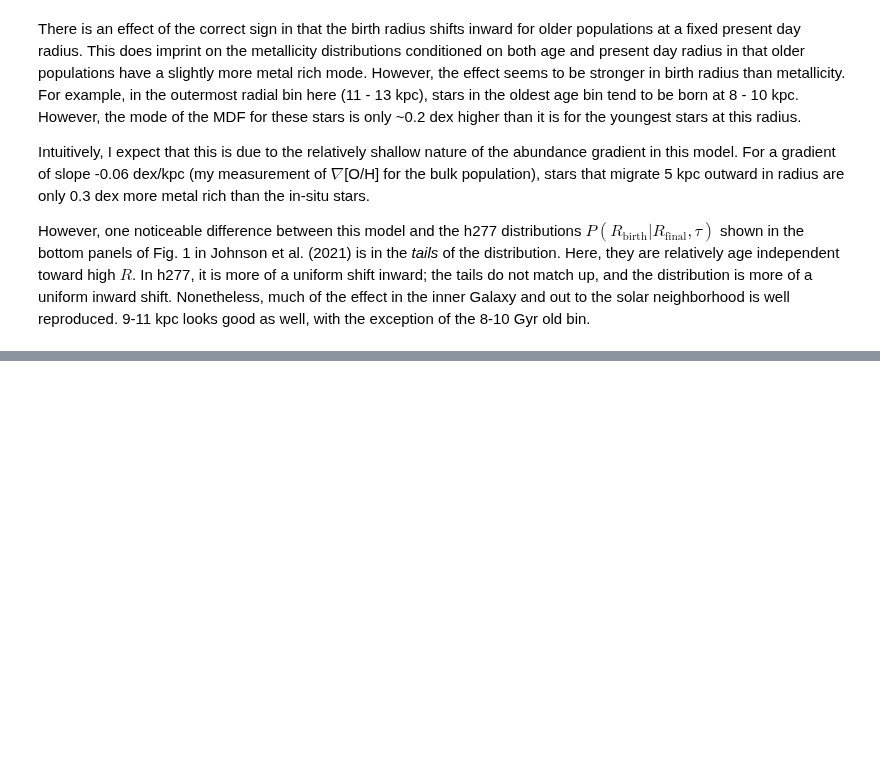
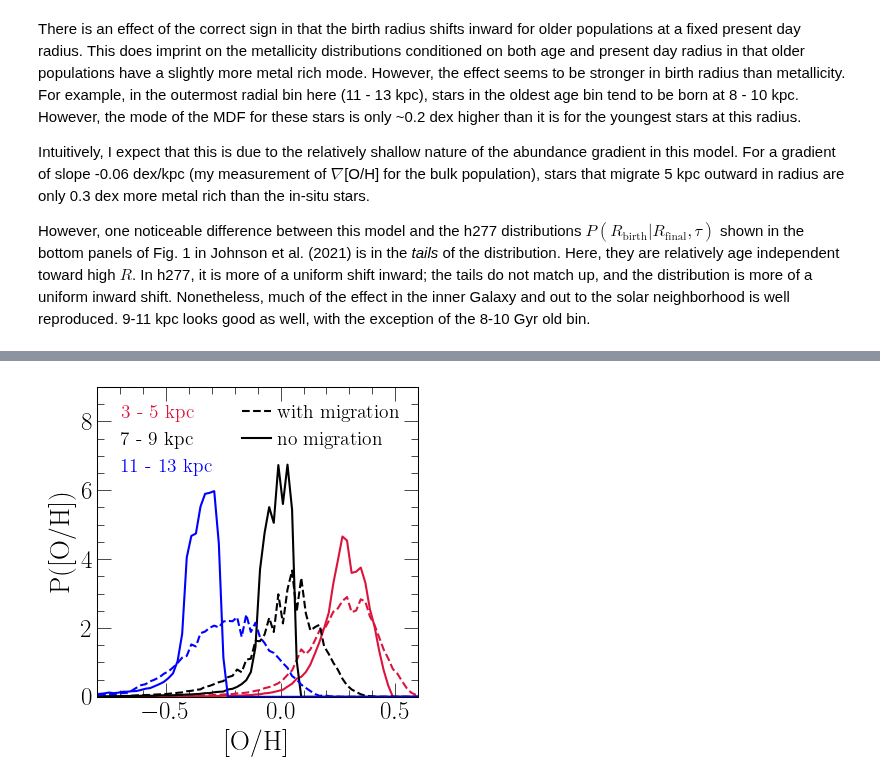
Before and after one commit to giganano/outflows, a Jupyter notebook: notebooks/rbirth-oh-distributions.ipynb, the cells around one changed output, grey strips where cells are left out. Cells and saved outputs as stored; diff of their text form; code cells hidden in the pictures; blank space fills up the shorter version.

```diff
--- a/notebooks/rbirth-oh-distributions.ipynb
+++ b/notebooks/rbirth-oh-distributions.ipynb
@@ -154,0 +276,74 @@ However, one noticeable difference between this model and the h277 distributions
+# %%
+# RADIAL_RANGES = [3, 5, 7, 9, 11, 13]
+RADIAL_RANGES = [[3, 5], [7, 9], [11, 13]]
+OH_BINS = np.linspace(-1, 1, 101)
+ZONE_WIDTH = 0.1
+COLORS = ["crimson", "black", "blue"]
+# colors = ["crimson", "gold", "green", "blue", "darkviolet"]
+
+fig = plt.figure(figsize = (4, 4))
+ax = fig.add_subplot(111)
+ax.set_xlabel("[O/H]")
+ax.set_ylabel("P([O/H])")
+ax.set_xlim([-0.8, 0.6])
+ax.set_xticks([-0.5, 0, 0.5])
+ax.set_ylim([0, 9])
+
+kwargs = {
+    "c": named_colors()["black"],
+    "linestyle": '--',
+    "label": "with migration"
+}
+line1 = ax.plot([-10, -9], [-10, -9], **kwargs)[0]
+kwargs["linestyle"] = '-'
+kwargs["label"] = "no migration"
+line2 = ax.plot([-10, -9], [-10, -9], **kwargs)[0]
+kwargs = {
+    "loc": mpl_loc("upper right"),
+    "handlelength": 1.5,
+    "ncol": 1,
+    "fontsize": 14
+}
+leg1 = ax.legend(**kwargs)
+ax.add_artist(leg1)
+line1.remove()
+line2.remove()
+
+xvals = [(a + b) / 2 for a, b in zip(OH_BINS[:-1], OH_BINS[1:])]
+for i in range(len(RADIAL_RANGES)):
+    sub = stars.filter(
+        "zone_origin", ">=", int(RADIAL_RANGES[i][0] / ZONE_WIDTH)).filter(
+        "zone_origin", "<=", int(RADIAL_RANGES[i][1] / ZONE_WIDTH) - 1)
+    kwargs = {
+        "bins": OH_BINS,
+        "weights": sub["mass"],
+        "density": True
+    }
+    oh_dist, _ = np.histogram(sub["[o/h]"], **kwargs)
+    ax.plot(xvals, oh_dist, c = named_colors()[COLORS[i]],
+        # label = "%g kpc" % ((RADIAL_RANGES[i][0] + RADIAL_RANGES[i][1]) / 2))
+        label = "%d - %d kpc" % (RADIAL_RANGES[i][0], RADIAL_RANGES[i][1]))
+    sub = stars.filter(
+        "zone_final", ">=", int(RADIAL_RANGES[i][0] / ZONE_WIDTH)).filter(
+        "zone_final", "<=", int(RADIAL_RANGES[i][1] / ZONE_WIDTH) - 1)
+    kwargs["weights"] = sub["mass"]
+    oh_dist, _ = np.histogram(sub["[o/h]"], **kwargs)
+    ax.plot(xvals, oh_dist, c = named_colors()[COLORS[i]], linestyle = '--')
+
+kwargs = {
+    "loc": mpl_loc("upper left"),
+    "handlelength": 0,
+    "ncol": 1,
+    "fontsize": 14
+}
+leg = ax.legend(**kwargs)
+fancy_legend(leg, COLORS)
+
+plt.tight_layout()
+for ext in ["pdf", "jpeg"]:
+    kwargs = {}
+    if ext == "jpeg": kwargs["dpi"] = 200
+    plt.savefig("./rbirth-oh-distributions/mdfs-with-vs-no-migration.%s" % (ext), **kwargs)
+plt.show()
+# %% [output]
+[figure, added]
```
Also changed, not shown: parts of 8 cells of this notebook, 7 other files.
